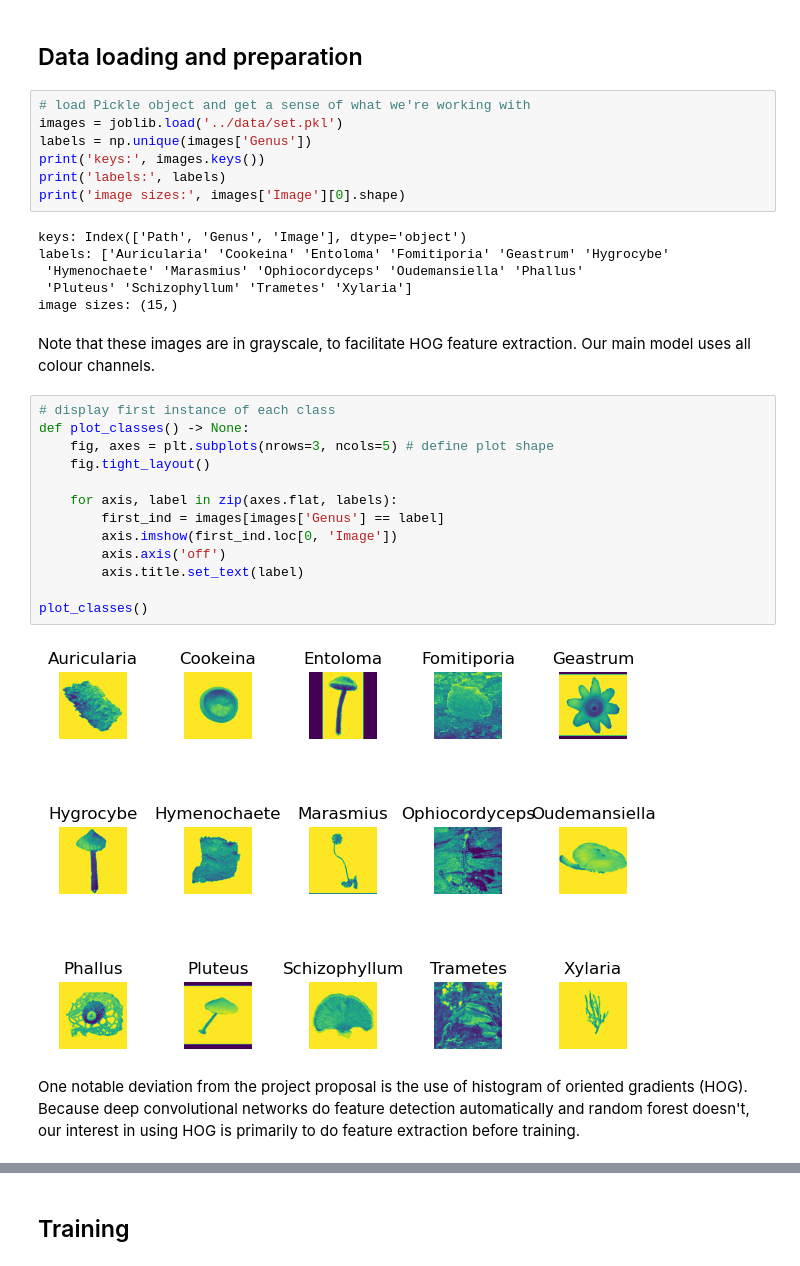
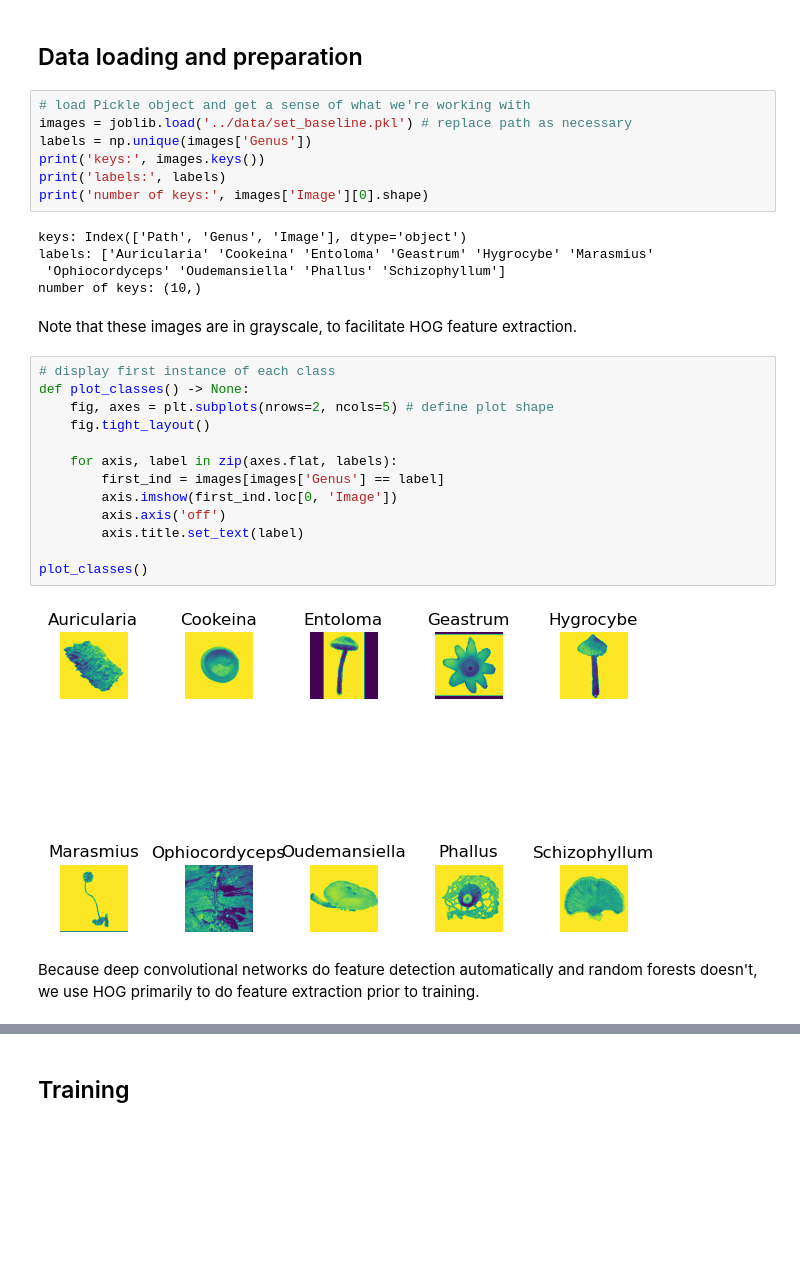
Before and after one commit to nbiancolin/convolutional-neural-nuts, a Jupyter notebook: src/baseline.ipynb, the cells around one changed output, grey strips where cells are left out. Saved outputs shown, nothing was run; the diff lists cells and outputs as text; blank space fills up the shorter version.

Commit message:
baseline updates for new data

```diff
--- a/src/baseline.ipynb
+++ b/src/baseline.ipynb
@@ -34,36 +35,35 @@ CuDF not installed, defaulting to regular pandas
 ## Data loading and preparation
 # %%
 # load Pickle object and get a sense of what we're working with
-images = joblib.load('../data/set.pkl')
+images = joblib.load('../data/set_baseline.pkl') # replace path as necessary
 labels = np.unique(images['Genus'])
 print('keys:', images.keys())
 print('labels:', labels)
-print('image sizes:', images['Image'][0].shape)
+print('number of keys:', images['Image'][0].shape)
 # %% [output]
 keys: Index(['Path', 'Genus', 'Image'], dtype='object')
-labels: ['Auricularia' 'Cookeina' 'Entoloma' 'Fomitiporia' 'Geastrum' 'Hygrocybe'
- 'Hymenochaete' 'Marasmius' 'Ophiocordyceps' 'Oudemansiella' 'Phallus'
- 'Pluteus' 'Schizophyllum' 'Trametes' 'Xylaria']
-image sizes: (15,)
+labels: ['Auricularia' 'Cookeina' 'Entoloma' 'Geastrum' 'Hygrocybe' 'Marasmius'
+ 'Ophiocordyceps' 'Oudemansiella' 'Phallus' 'Schizophyllum']
+number of keys: (10,)
 # %% [markdown]
-Note that these images are in grayscale, to facilitate HOG feature extraction. Our main model uses all colour channels.
+Note that these images are in grayscale, to facilitate HOG feature extraction.
 # %%
 # display first instance of each class
 def plot_classes() -> None:
-    fig, axes = plt.subplots(nrows=3, ncols=5) # define plot shape
+    fig, axes = plt.subplots(nrows=2, ncols=5) # define plot shape
     fig.tight_layout()
 
     for axis, label in zip(axes.flat, labels):
         first_ind = images[images['Genus'] == label]
         axis.imshow(first_ind.loc[0, 'Image'])
         axis.axis('off')
         axis.title.set_text(label)
 
 plot_classes()
 # %% [output]
-[figure, old version]
+[figure, new version]
 # %% [markdown]
-One notable deviation from the project proposal is the use of histogram of oriented gradients (HOG). Because deep convolutional networks do feature detection automatically and random forest doesn't, our interest in using HOG is primarily to do feature extraction before training.
+Because deep convolutional networks do feature detection automatically and random forests doesn't, we use HOG primarily to do feature extraction prior to training.
 # %%
 def hog_features(image):
     """
```
Also changed, not shown: parts of 15 cells of this notebook.
